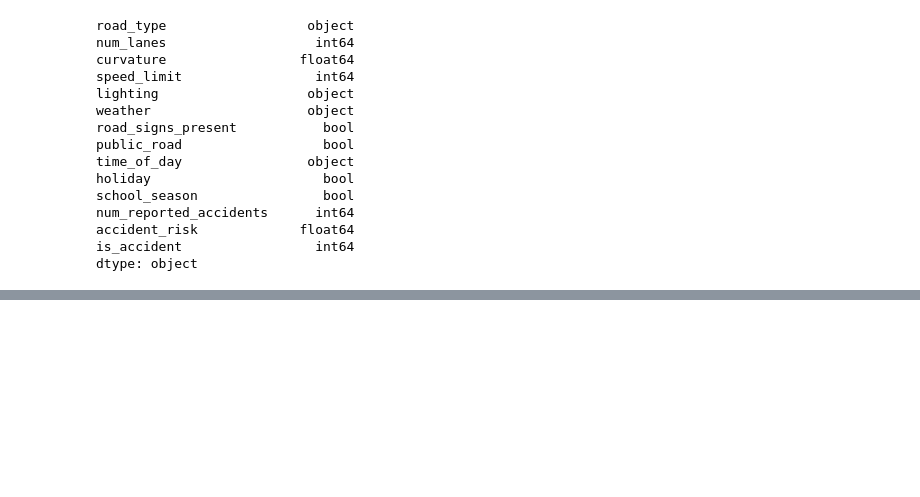
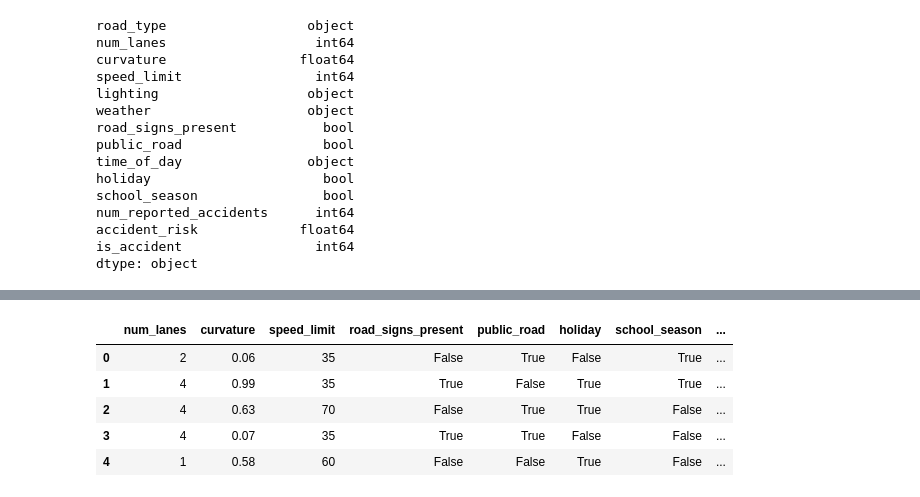
Before and after one commit to PrincelyKitilya/Accident-Prediction, a Jupyter notebook: logistic_regression.ipynb, the cells around one changed output, grey strips where cells are left out. Cells and saved outputs as stored; diff of their text form; code cells hidden in the pictures; blank space fills up the shorter version.

```diff
--- a/logistic_regression.ipynb
+++ b/logistic_regression.ipynb
@@ -87,0 +140,32 @@ dtype: object
+# %%
+# dummying all categorical variables to be used
+#road_type
+road_type = pd.get_dummies(accident['road_type'], drop_first=True)
+
+#lighting
+lighting = pd.get_dummies(accident['lighting'], drop_first=True)
+
+#weather
+weather = pd.get_dummies(accident['weather'], drop_first=True)
+
+#time_of_the_day
+time_of_the_day = pd.get_dummies(accident['time_of_day'], drop_first=True)
+
+#dropping all the unneeded  columns
+#axis = 1 drops columns from the dataframes horizontally
+#inplace = True modifies the dataframe instead of creating a new one
+accident.drop(['road_type', 'lighting', 'weather', 'time_of_day', 'num_reported_accidents'], axis=1, inplace=True)
+
+#adding the new sets to the dataframe
+# axis = 1 Joins columns to the  dataframes horizontally
+accident = pd.concat([accident, road_type, lighting, weather, time_of_the_day], axis =1)
+# %%
+#displaying the first 5 items of the dataframe
+accident.head()
+# %% [output]
+|  | num_lanes | curvature | speed_limit | road_signs_present | public_road | holiday | school_season | ... |
+| 0 | 2 | 0.06 | 35 | False | True | False | True | ... |
+| 1 | 4 | 0.99 | 35 | True | False | True | True | ... |
+| 2 | 4 | 0.63 | 70 | False | True | True | False | ... |
+| 3 | 4 | 0.07 | 35 | True | True | False | False | ... |
+| 4 | 1 | 0.58 | 60 | False | False | True | False | ... |
```
Also changed, not shown: parts of 5 cells of this notebook.
